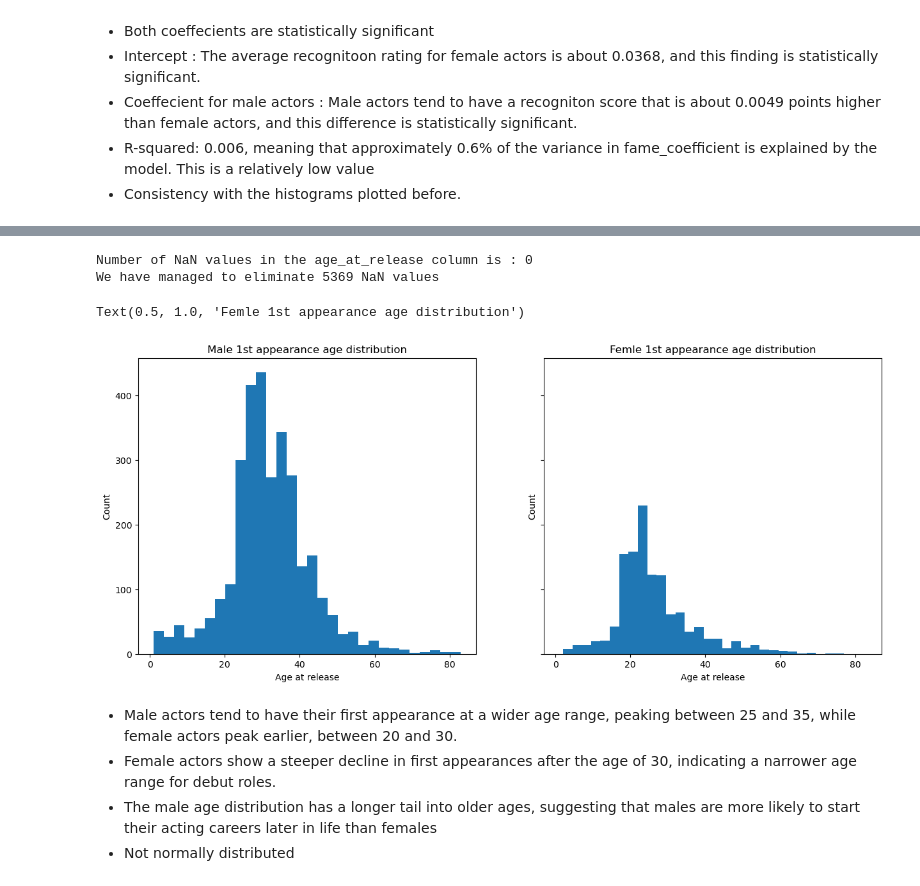
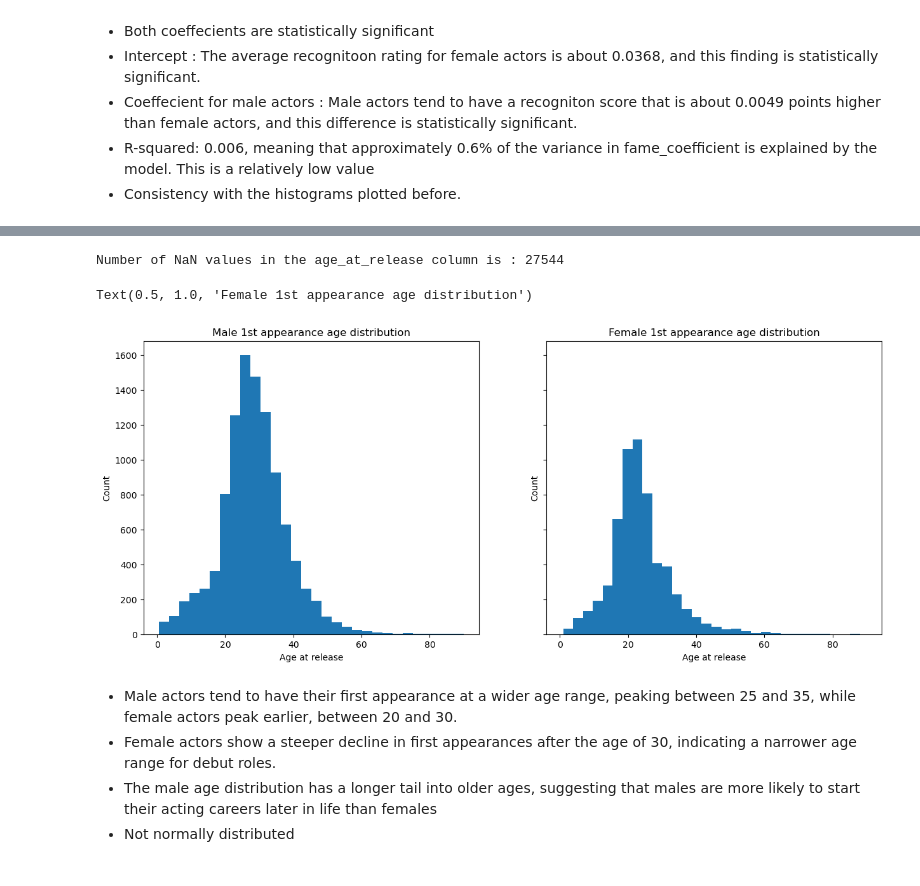
Before and after one commit to epfl-ada/ada-2023-project-pandateam23, a Jupyter notebook: Pico-Andre_.ipynb, the cells around one changed output, grey strips where cells are left out. Cells and saved outputs as stored; diff of their text form; code cells hidden in the pictures.

```diff
--- a/Pico-Andre_.ipynb
+++ b/Pico-Andre_.ipynb
@@ -447,7 +418,7 @@ Here:
 # Compute Actor Recognition Coefficient for every Actor every Year
 actor_movie_year = actor_popularity_movie_coef.groupby(['Actor Name', 'Year'])\
     .agg({'Recognition Coefficient': 'mean', 'Date': 'first','Actor date of birth': 'first',\
-          'Actor gender': 'first','Actor ethnicity (Freebase ID)': 'first'}).reset_index()
+          'Actor gender': 'first','Actor ethnicity (Freebase ID)': 'first', 'Actor age at movie release':'mean'}).reset_index()
 actor_movie_year = actor_movie_year.sort_values(by='Year',ascending=True)
 
 actor_movie_year.head(2)
@@ -1104,76 +1100,78 @@ NameError: name 'characters_recognition' is not defined
 # %%
 # We have a dataset taken from IDMB which contains the birthYear of the actors
 # In our dataset we have the movie release year, we can compute the age of the actor at the time of the movie release
-# Start by merging the two datasets on the actor_name
+# Start by merging the two datasets on the Actor Name
 # First we change the column name in IMDB dataset to match the one in the characters dataset
-imdb_actor_name.rename(columns = {'primaryName' : 'actor_name'}, inplace = True)
-# We remove the rows with missing birthYear and deathYear
+imdb_actor_name.rename(columns = {'actor_name' : 'Actor Name'}, inplace = True)
+# We remove the rows with missing birthYear
 imdb_actor_name = imdb_actor_name[imdb_actor_name['birthYear'] != '\\N']
-imdb_actor_name = imdb_actor_name[imdb_actor_name['deathYear'] != '\\N']
 # %%
 # We have some false values in the birthYear column, we need to remove them to ensure the correctness of the age
 # We take years bewteen 1910 and 2013
 imdb_actor_name = imdb_actor_name[(imdb_actor_name['birthYear'] > '1910') & (imdb_actor_name['birthYear'] < '2013')]
 # %%
-# Merging the two datasets on actor_name
-characters_recognition_unique_merged = pd.merge(characters_recognition, imdb_actor_name, on = 'actor_name', how = 'inner')
+# Merging the two datasets on Actor Name
+characters_recognition_unique_merged = pd.merge(actor_movie_year, imdb_actor_name[['Actor Name','birthYear']], on = 'Actor Name', how = 'left')
 # %%
-# Convert 'deathYear' and 'birthYear' to numeric for proper calculations.
-characters_recognition_unique_merged['death_year'] = pd.to_numeric(characters_recognition_unique_merged['deathYear'], errors='coerce')
+# Convert'birthYear' to numeric for proper calculations.
 characters_recognition_unique_merged['birthYear'] = pd.to_numeric(characters_recognition_unique_merged['birthYear'], errors='coerce')
 
 # Computing the age of the actor at the time of the movie release
-characters_recognition_unique_merged['age_at_release'] = characters_recognition_unique_merged['movie_year'] - characters_recognition_unique_merged['birthYear']
+characters_recognition_unique_merged['age_at_release'] = characters_recognition_unique_merged['Year'] - characters_recognition_unique_merged['birthYear']
 
-# Some actors have movie years after their death year which is not possible, we need to remove these rows
-# Retaining rows where movie_year is less than or equal to death_year or where death_year is NaN
-characters_recognition_unique_merged = characters_recognition_unique_merged[
-    (characters_recognition_unique_merged['movie_year'] <= characters_recognition_unique_merged['death_year']) |
-    (characters_recognition_unique_merged['death_year'].isna())
-]
+
+characters_recognition_unique_merged['Actor age at movie release'] = characters_recognition_unique_merged['Actor age at movie release'].fillna(characters_recognition_unique_merged['age_at_release'])
+characters_recognition_unique_merged.drop(['age_at_release'], axis=1,inplace=True)
+
+# # Some actors have movie years after their death year which is not possible, we need to remove these rows
+# # Retaining rows where movie_year is less than or equal to death_year or where death_year is NaN
+# characters_recognition_unique_merged = characters_recognition_unique_merged[
+#     (characters_recognition_unique_merged['movie_year'] <= characters_recognition_unique_merged['death_year']) |
+#     (characters_recognition_unique_merged['death_year'].isna())
+# ]
+
+# Remove the rows with age_at_release that are negative or zero
+# characters_recognition_unique_merged = characters_recognition_unique_merged[
+#     characters_recognition_unique_merged['Actor age at movie release'] > 0
+# ]
+
+# Now we check for NaN values in the 'age_at_release' column
+print('Number of NaN values in the age_at_release column is : {}'.format(
+    characters_recognition_unique_merged['Actor age at movie release'].isna().sum())
+)
 
 # Remove the rows with age_at_release that are negative or zero
 characters_recognition_unique_merged = characters_recognition_unique_merged[
-    characters_recognition_unique_merged['age_at_release'] > 0
+    characters_recognition_unique_merged['Actor age at movie release'] > 0
 ]
-
-# Now we check for NaN values in the 'age_at_release' column
-print('Number of NaN values in the age_at_release column is : {}'.format(
-    characters_recognition_unique_merged['age_at_release'].isna().sum())
-)
-
-print('We have managed to eliminate {} NaN values'.format(
-     characters_recognition_unique_merged['actor_age_release'].isna().sum() - characters_recognition_unique_merged['age_at_release'].isna().sum())
-)
 # %% [output]
-Number of NaN values in the age_at_release column is : 0
-We have managed to eliminate 5369 NaN values
+Number of NaN values in the age_at_release column is : 27544
 # %%
 #Two dataframes : one for male and female
 male_df = characters_recognition_unique_merged[characters_recognition_unique_merged['Actor gender'] == 'M']
 female_df = characters_recognition_unique_merged[characters_recognition_unique_merged['Actor gender'] == 'F']
 
 
-#Group by actor_name and get the minimum age at release to get the age at release for the first movie for both
+#Group by Actor Name and get the minimum age at release to get the age at release for the first movie for both
 
-male_min= male_df.groupby(['actor_name']).min().reset_index()[['actor_name','age_at_release', 'Recognition Coefficient', 'Actor gender']]
-female_min = female_df.groupby(['actor_name']).min().reset_index()[['actor_name','age_at_release', 'Recognition Coefficient','Actor gender' ]]
+male_min= male_df[['Actor Name','Actor age at movie release']].groupby(['Actor Name']).min()
+female_min = female_df[['Actor Name','Actor age at movie release']].groupby(['Actor Name']).min()
 # %%
 #Create two subplots for the histogram for the first age release
 fig, axs = plt.subplots(1, 2, figsize=(15, 6), sharey=True,sharex = True)
 
-axs[0].hist(male_min['age_at_release'], bins=30)
+axs[0].hist(male_min['Actor age at movie release'], bins=30)
 axs[0].set_xlabel('Age at release')
 axs[0].set_ylabel('Count')
 axs[0].set_title('Male 1st appearance age distribution')
 
-axs[1].hist(female_min['age_at_release'], bins=30)
+axs[1].hist(female_min['Actor age at movie release'], bins=30)
 axs[1].set_xlabel('Age at release')
 axs[1].set_ylabel('Count')
-axs[1].set_title('Femle 1st appearance age distribution')
+axs[1].set_title('Female 1st appearance age distribution')
 # %% [output]
-Text(0.5, 1.0, 'Femle 1st appearance age distribution')
+Text(0.5, 1.0, 'Female 1st appearance age distribution')
-[figure, old version]
+[figure, new version]
 # %% [markdown]
 * Male actors tend to have their first appearance at a wider age range, peaking between 25 and 35, while female actors peak earlier, between 20 and 30.
 * Female actors show a steeper decline in first appearances after the age of 30, indicating a narrower age range for debut roles.
```
Also changed, not shown: parts of 111 cells of this notebook.
